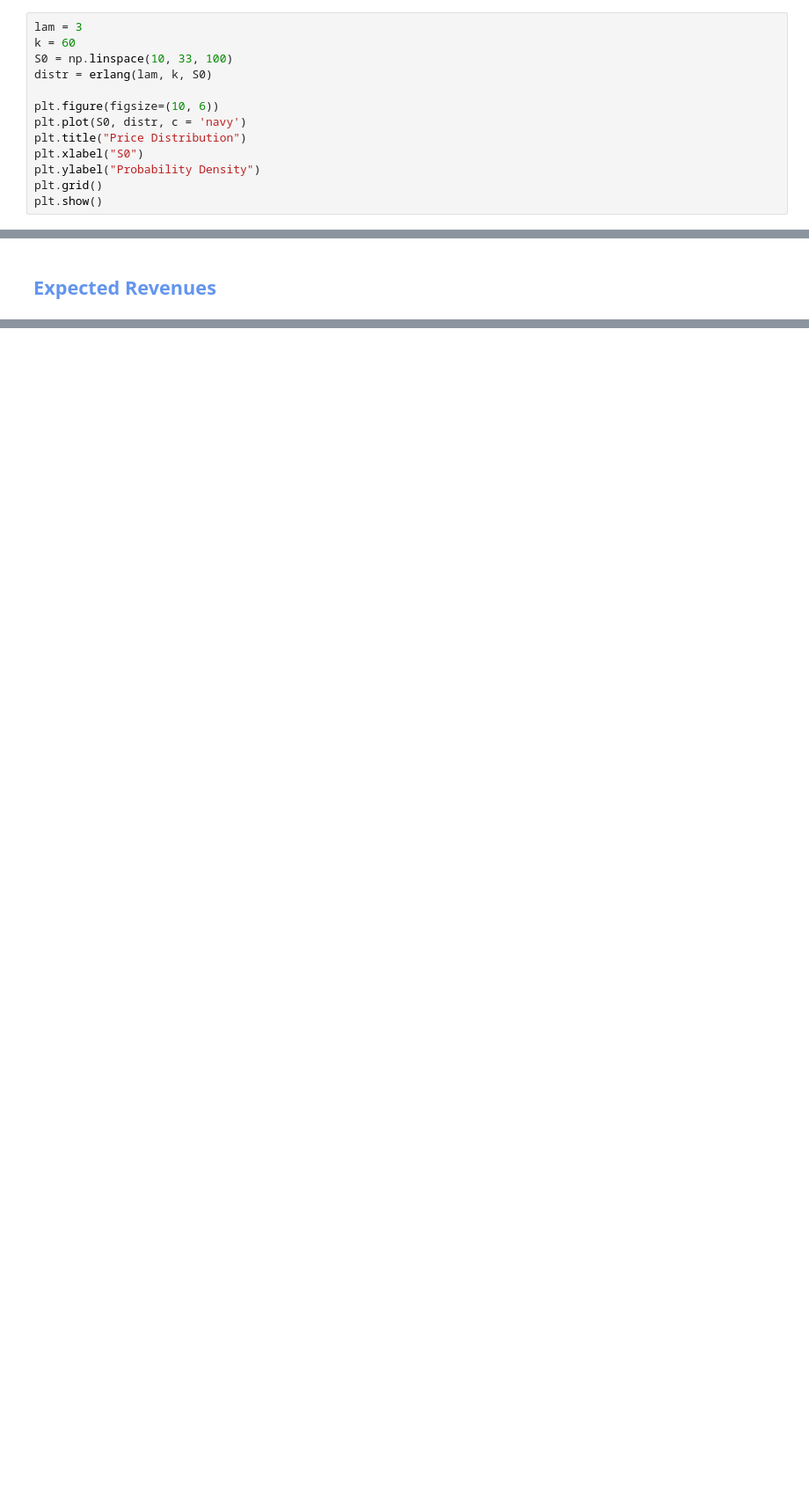
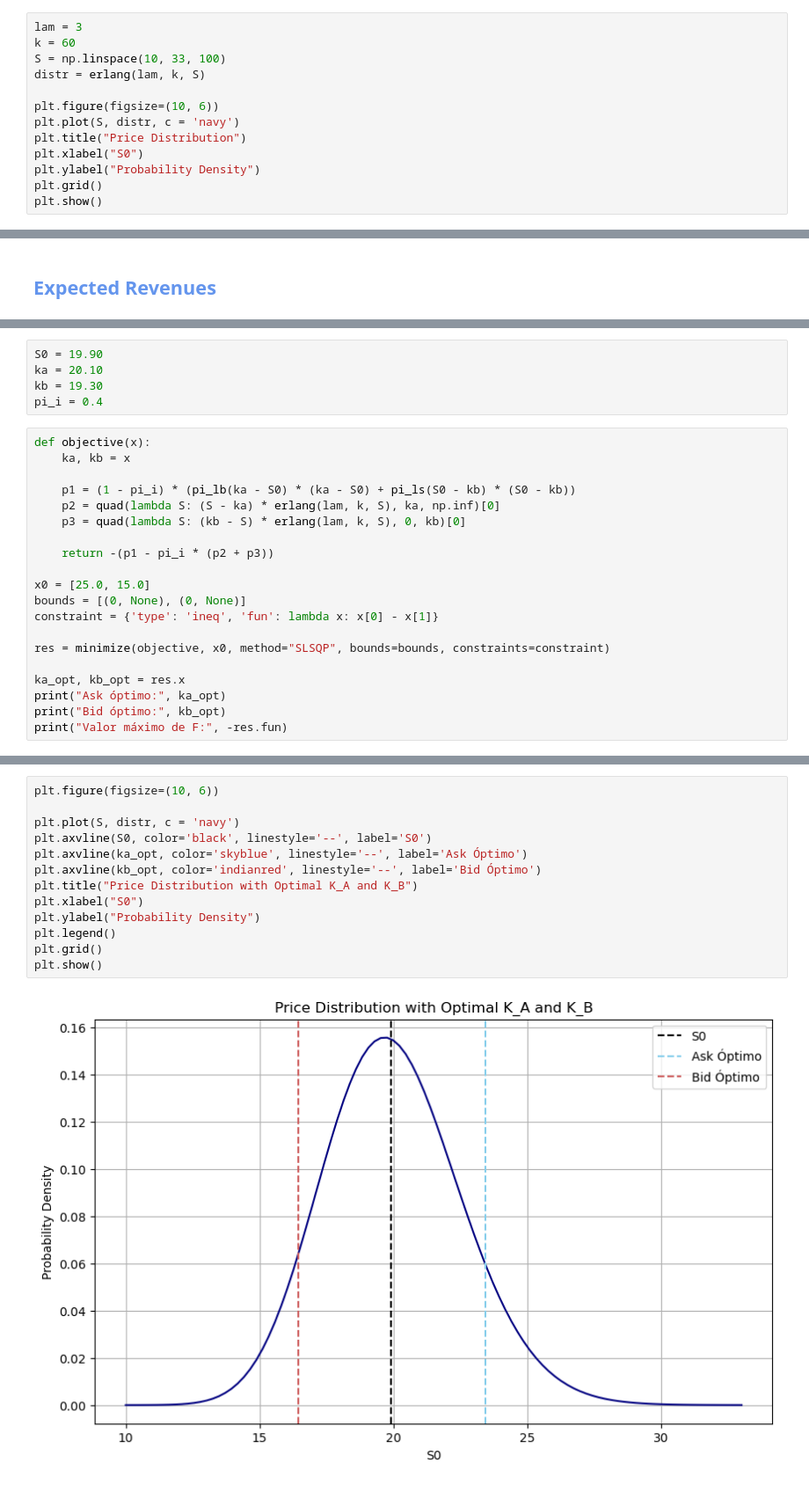
Before and after one commit to LuisMB09/Trading, a Jupyter notebook: Information_Based_Models.ipynb, the cells around one changed output, grey strips where cells are left out. Shown at 88% size. Cells and saved outputs as stored; diff of their text form; blank space fills up the shorter version.

Commit message:
Bid-Ask Spread Optimal

```diff
--- a/Information_Based_Models.ipynb
+++ b/Information_Based_Models.ipynb
@@ -24,11 +29,11 @@ def pi_lb(spread: np.ndarray) -> np.ndarray:
 # %%
 lam = 3
 k = 60
-S0 = np.linspace(10, 33, 100)
-distr = erlang(lam, k, S0)
+S = np.linspace(10, 33, 100)
+distr = erlang(lam, k, S)
 
 plt.figure(figsize=(10, 6))
-plt.plot(S0, distr, c = 'navy')
+plt.plot(S, distr, c = 'navy')
 plt.title("Price Distribution")
 plt.xlabel("S0")
 plt.ylabel("Probability Density")
@@ -57,0 +65,25 @@ plt.show()
+# %%
+S0 = 19.90
+ka = 20.10
+kb = 19.30
+pi_i = 0.4
+# %%
+def objective(x):
+    ka, kb = x
+
+    p1 = (1 - pi_i) * (pi_lb(ka - S0) * (ka - S0) + pi_ls(S0 - kb) * (S0 - kb))
+    p2 = quad(lambda S: (S - ka) * erlang(lam, k, S), ka, np.inf)[0]
+    p3 = quad(lambda S: (kb - S) * erlang(lam, k, S), 0, kb)[0]
+
+    return -(p1 - pi_i * (p2 + p3))
+
+x0 = [25.0, 15.0]
+bounds = [(0, None), (0, None)]
+constraint = {'type': 'ineq', 'fun': lambda x: x[0] - x[1]}
+
+res = minimize(objective, x0, method="SLSQP", bounds=bounds, constraints=constraint)
+
+ka_opt, kb_opt = res.x
+print("Ask óptimo:", ka_opt)
+print("Bid óptimo:", kb_opt)
+print("Valor máximo de F:", -res.fun)
@@ -57,0 +94,15 @@ plt.show()
+# %%
+plt.figure(figsize=(10, 6))
+
+plt.plot(S, distr, c = 'navy')
+plt.axvline(S0, color='black', linestyle='--', label='S0')
+plt.axvline(ka_opt, color='skyblue', linestyle='--', label='Ask Óptimo')
+plt.axvline(kb_opt, color='indianred', linestyle='--', label='Bid Óptimo')
+plt.title("Price Distribution with Optimal K_A and K_B")
+plt.xlabel("S0")
+plt.ylabel("Probability Density")
+plt.legend()
+plt.grid()
+plt.show()
+# %% [output]
+[figure, added]
```
Also changed, not shown: parts of 4 cells of this notebook.
